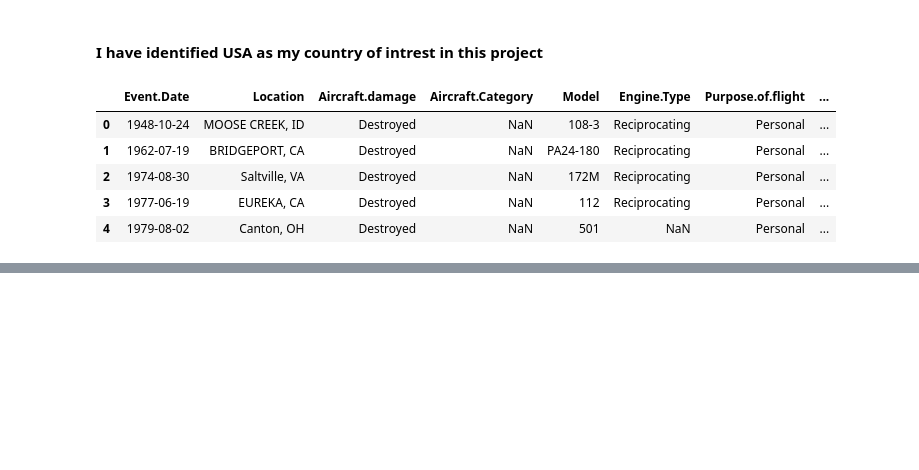
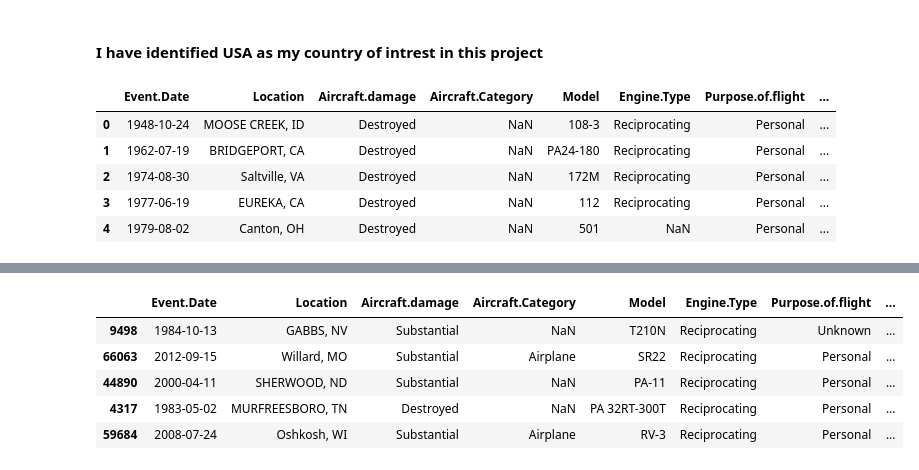
Before and after one commit to josephndex/aviation-business-strategy-and-risk-evasion-, a Jupyter notebook: student.ipynb.ipynb, the cells around one changed output, grey strips where cells are left out. Cells and saved outputs as stored; diff of their text form; code cells hidden in the pictures; blank space fills up the shorter version.

```diff
--- a/student.ipynb.ipynb
+++ b/student.ipynb.ipynb
@@ -108,0 +157,11 @@ aviation_copy.to_csv("./data/aviation_clean.csv")
+# %%
+# were first gonna load the cleaned data set
+aviation_clean=pd.read_csv("./data/aviation_clean.csv")
+aviation_clean.sample(5)
+# %% [output]
+|  | Event.Date | Location | Aircraft.damage | Aircraft.Category | Model | Engine.Type | Purpose.of.flight | ... |
+| 9498 | 1984-10-13 | GABBS, NV | Substantial | NaN | T210N | Reciprocating | Unknown | ... |
+| 66063 | 2012-09-15 | Willard, MO | Substantial | Airplane | SR22 | Reciprocating | Personal | ... |
+| 44890 | 2000-04-11 | SHERWOOD, ND | Substantial | NaN | PA-11 | Reciprocating | Personal | ... |
+| 4317 | 1983-05-02 | MURFREESBORO, TN | Destroyed | NaN | PA 32RT-300T | Reciprocating | Personal | ... |
+| 59684 | 2008-07-24 | Oshkosh, WI | Substantial | Airplane | RV-3 | Reciprocating | Personal | ... |
```
Also changed, not shown: parts of 32 cells of this notebook, 2 other files.
